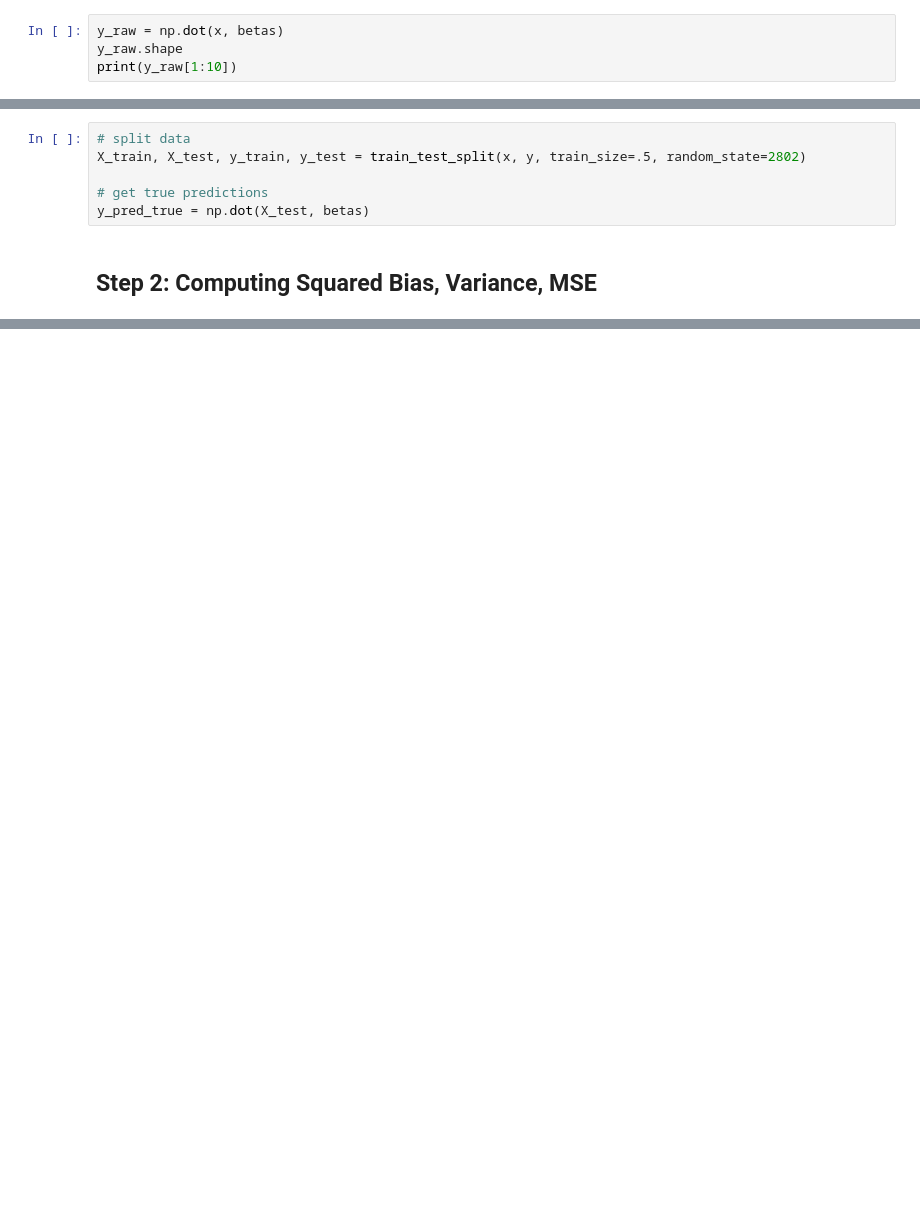
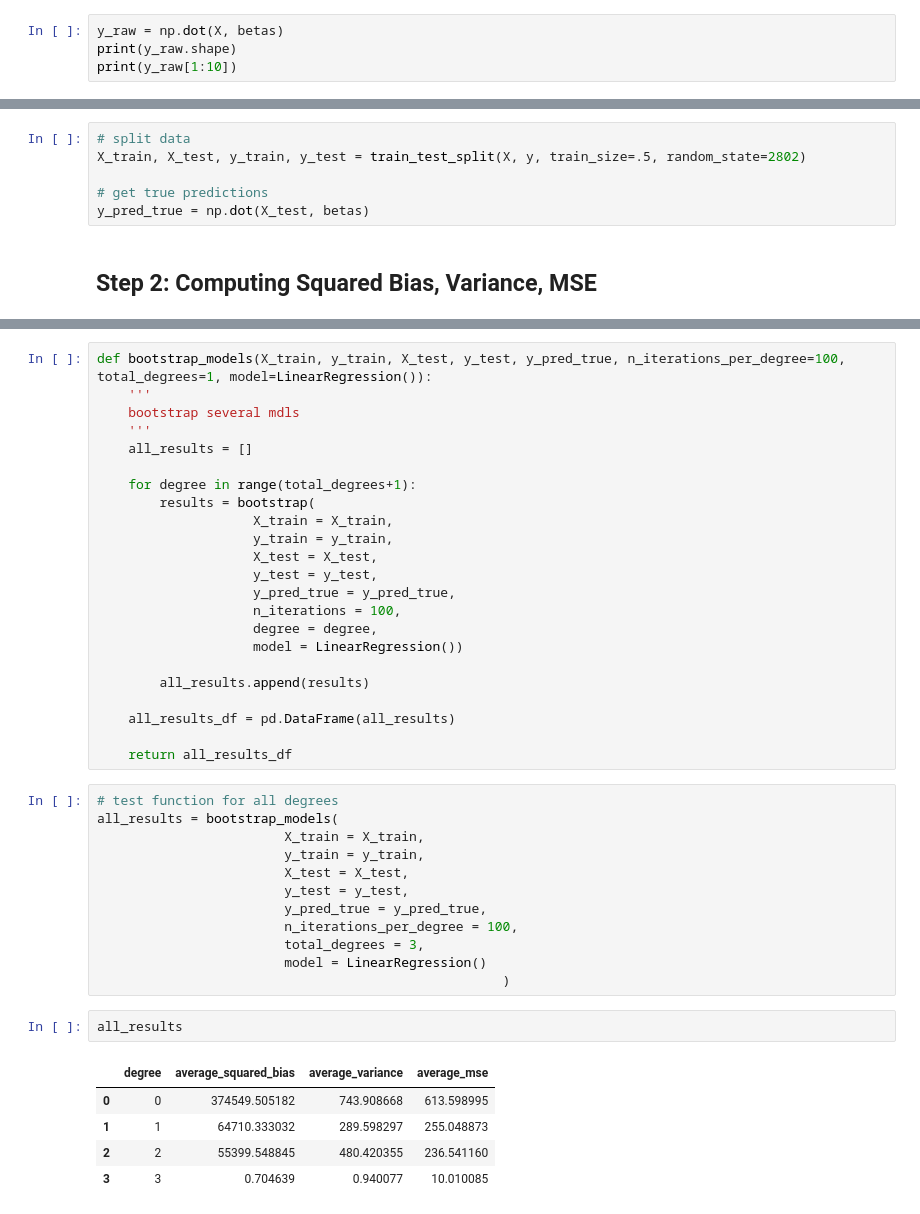
Before and after one commit to MinaAlmasi/DataSci-AU-24, a Jupyter notebook: code_MA/class_04.ipynb, the cells around one changed output, grey strips where cells are left out. Saved outputs shown, nothing was run; the diff lists cells and outputs as text; blank space fills up the shorter version.

Commit message:
add fn bootstrap models (per degree)

```diff
--- a/code_MA/class_04.ipynb
+++ b/code_MA/class_04.ipynb
@@ -80,5 +92,5 @@ array([6.63867006, 6.22773703, 3.53840263, 1.58816456])
 # %%
-y_raw = np.dot(x, betas)
-y_raw.shape
+y_raw = np.dot(X, betas)
+print(y_raw.shape)
 print(y_raw[1:10])
 # %% [output]
@@ -105,7 +118,7 @@ plt.show()
 [figure]
 # %%
 # split data
-X_train, X_test, y_train, y_test = train_test_split(x, y, train_size=.5, random_state=2802)
+X_train, X_test, y_train, y_test = train_test_split(X, y, train_size=.5, random_state=2802)
 
 # get true predictions
 y_pred_true = np.dot(X_test, betas)
@@ -166,0 +199,43 @@ average_variance
+# %%
+def bootstrap_models(X_train, y_train, X_test, y_test, y_pred_true, n_iterations_per_degree=100, total_degrees=1, model=LinearRegression()):
+    '''
+    bootstrap several mdls
+    '''
+    all_results = []
+
+    for degree in range(total_degrees+1):
+        results = bootstrap(
+                    X_train = X_train,
+                    y_train = y_train,
+                    X_test = X_test,
+                    y_test = y_test,
+                    y_pred_true = y_pred_true,
+                    n_iterations = 100,
+                    degree = degree,
+                    model = LinearRegression())
+
+        all_results.append(results)
+
+    all_results_df = pd.DataFrame(all_results)
+
+    return all_results_df
+# %%
+# test function for all degrees
+all_results = bootstrap_models(
+                        X_train = X_train,
+                        y_train = y_train,
+                        X_test = X_test,
+                        y_test = y_test,
+                        y_pred_true = y_pred_true,
+                        n_iterations_per_degree = 100,
+                        total_degrees = 3,
+                        model = LinearRegression()
+                                                    )
+# %%
+all_results
+# %% [output]
+|  | degree | average_squared_bias | average_variance | average_mse |
+| 0 | 0 | 374549.505182 | 743.908668 | 613.598995 |
+| 1 | 1 | 64710.333032 | 289.598297 | 255.048873 |
+| 2 | 2 | 55399.548845 | 480.420355 | 236.541160 |
+| 3 | 3 | 0.704639 | 0.940077 | 10.010085 |
```
Also changed, not shown: parts of 13 cells of this notebook.
